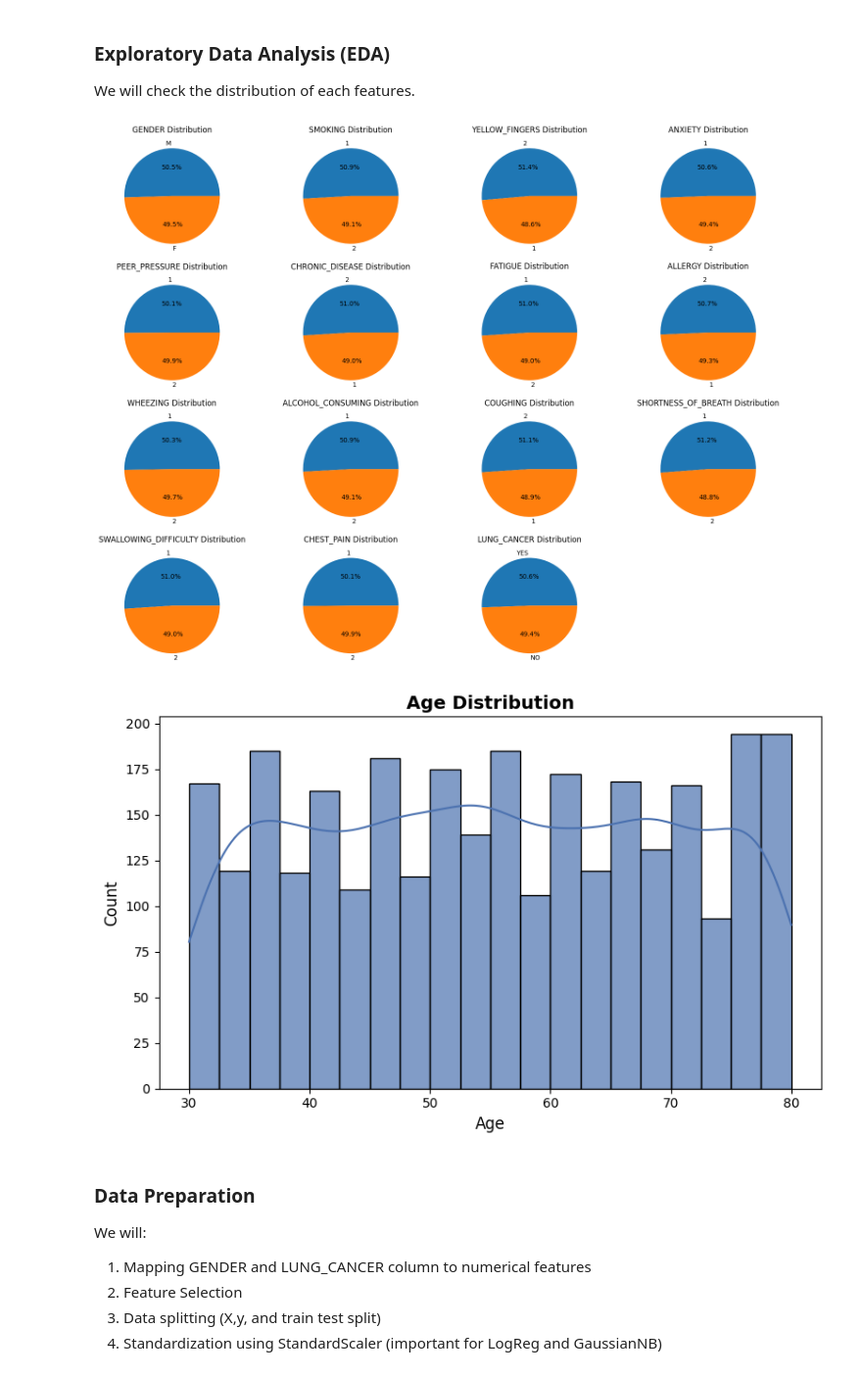
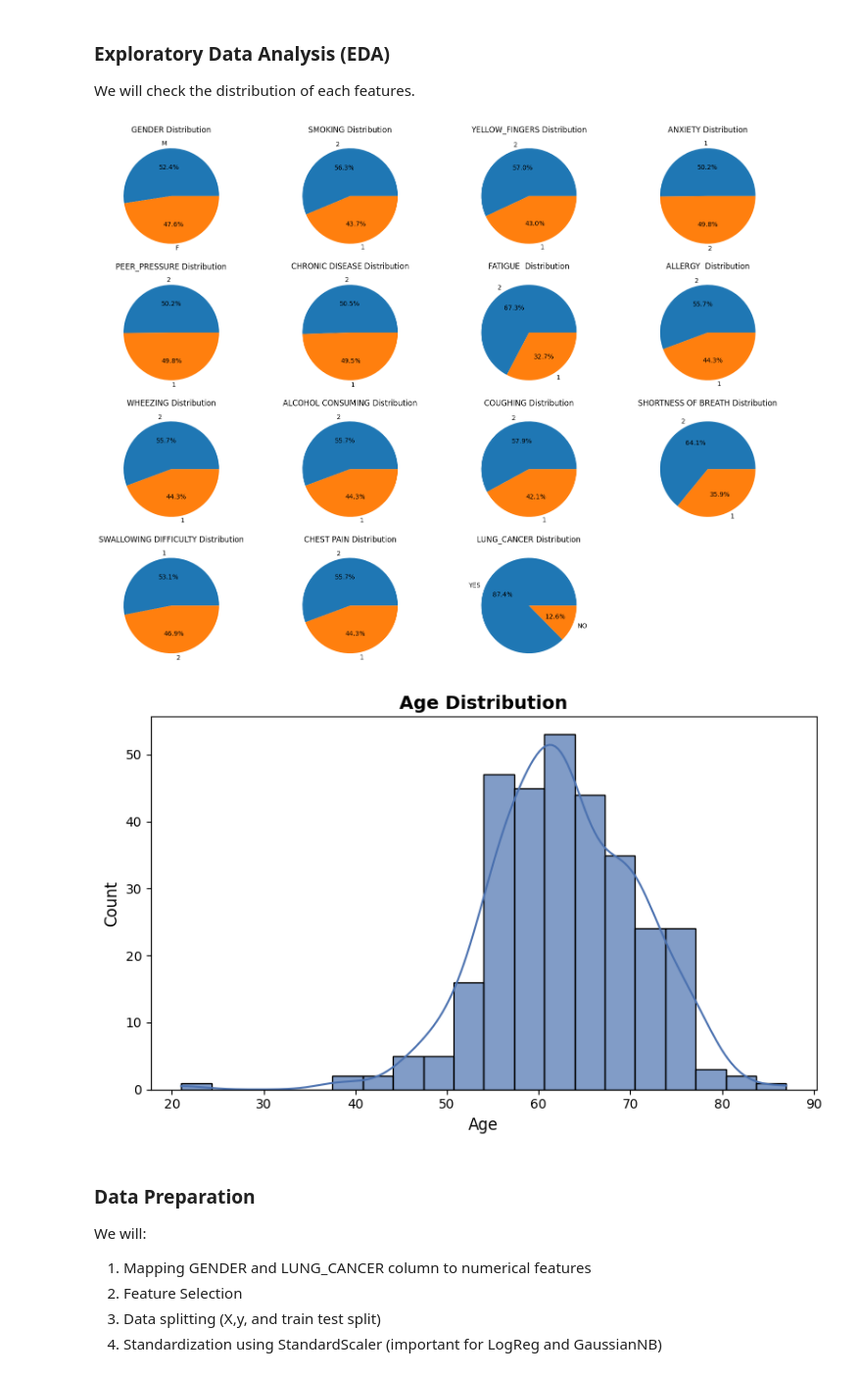
Before and after one commit to daff00/lung-cancer-classification, a Jupyter notebook: notebook/notebook.ipynb, the cells around one changed output. Shown at 98% size. Drawn from its saved outputs; the diff is of its cells as text; code cells hidden in the pictures.

```diff
--- a/notebook/notebook.ipynb
+++ b/notebook/notebook.ipynb
@@ -29,6 +29,6 @@ from sklearn.metrics import confusion_matrix, classification_report
 ### Reading the Data
 # %%
 # Read the data
-df = pd.read_csv("../data/raw/dataset.csv", engine="pyarrow")
+df = pd.read_csv("../data/raw/dataset1.csv", engine="pyarrow")
 df.head()
 # %% [output]
@@ -67,0 +68,3 @@ memory usage: 385.4 KB
+# %%
+for i in df.columns:
+    print(f"{i}: {df[i].unique()}")
@@ -133,34 +159,34 @@ There are no missing values on the dataset, therefore no need missing values han
 We will check the distribution of each features.
 # %%
 df_columns = ['GENDER', 'SMOKING', 'YELLOW_FINGERS', 'ANXIETY',
-       'PEER_PRESSURE', 'CHRONIC_DISEASE', 'FATIGUE', 'ALLERGY', 'WHEEZING',
-       'ALCOHOL_CONSUMING', 'COUGHING', 'SHORTNESS_OF_BREATH',
-       'SWALLOWING_DIFFICULTY', 'CHEST_PAIN', 'LUNG_CANCER']
+       'PEER_PRESSURE', 'CHRONIC DISEASE', 'FATIGUE ', 'ALLERGY ', 'WHEEZING',
+       'ALCOHOL CONSUMING', 'COUGHING', 'SHORTNESS OF BREATH',
+       'SWALLOWING DIFFICULTY', 'CHEST PAIN', 'LUNG_CANCER']
 
 n_cols = 4  # number of columns in subplot grid
 n_rows = math.ceil(len(df_columns) / n_cols)
 
 fig, axes = plt.subplots(n_rows, n_cols, figsize=(16, 12))
 axes = axes.flatten()  # make indexing easier
 
 for i, col in enumerate(df_columns):
     value_counts = df[col].value_counts()
 
     axes[i].pie(
         value_counts,
         labels=value_counts.index,
         autopct='%1.1f%%'
     )
     axes[i].set_title(f"{col} Distribution")
 
 # Remove empty subplots if any
 for j in range(i + 1, len(axes)):
     fig.delaxes(axes[j])
 
 plt.tight_layout()
 plt.show()
 # %% [output]
-[figure, old version]
+[figure, new version]
 # %%
 # Age distribution
 plt.figure(figsize=(8, 5))
@@ -185,7 +211,7 @@ plt.yticks(fontsize=10)
 plt.tight_layout()
 plt.show()
 # %% [output]
-[figure, old version]
+[figure, new version]
 # %% [markdown]
 ### Data Preparation
 We will:
```
Also changed, not shown: parts of 16 cells of this notebook, 2 other files.
